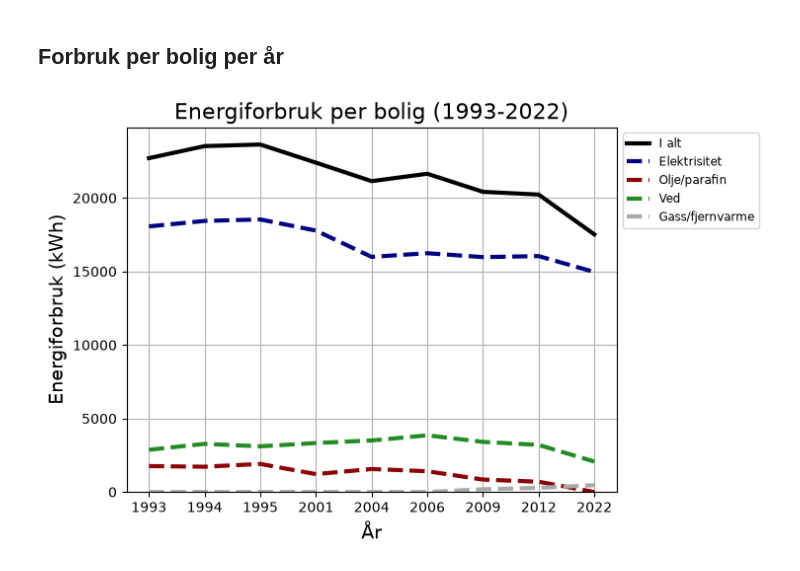
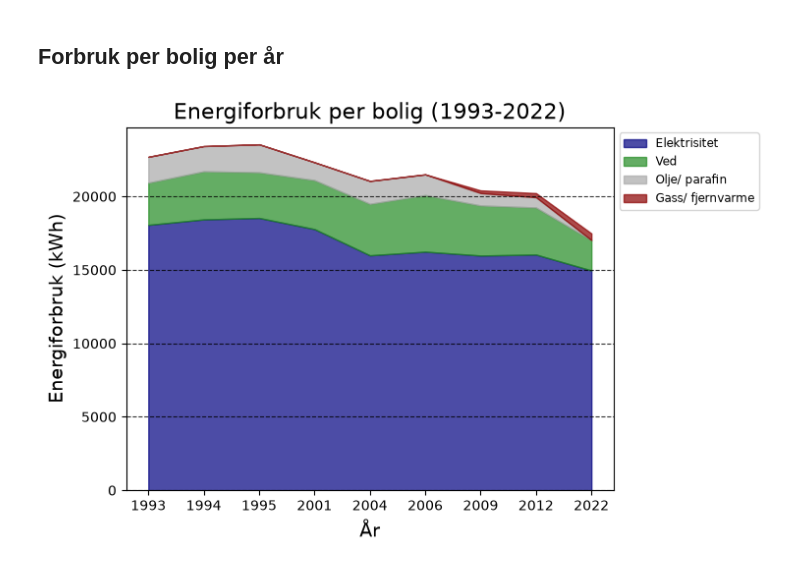
Before and after one commit to Oyvind-Aas/Electricity_and_Energy, a Jupyter notebook: Electricity_exploring.ipynb, the cells around one changed output. Saved outputs shown, nothing was run; the diff lists cells and outputs as text; code cells hidden in the pictures.

Commit message:
Made the energy per household a filled plot to better break down the components of the energy use

```diff
--- a/Electricity_exploring.ipynb
+++ b/Electricity_exploring.ipynb
@@ -112,16 +104,16 @@ ved = df_forbruk.iloc[4].astype(float)
 gass_fjernvarme = df_forbruk.iloc[5].replace('..', 0).astype(float)
 # %%
 plt.Figure(figsize=(10, 6))
-plt.plot(aar, i_alt, label='I alt', color='black', linewidth=3)
-plt.plot(aar, elektrisitet, label='Elektrisitet', color='navy', linestyle='--', linewidth=3)
-plt.plot(aar, olje_parafin, label='Olje/parafin', color='darkred', linestyle='--', linewidth=3)
-plt.plot(aar, ved,  label='Ved', color='forestgreen', linestyle='--', linewidth=3)
-plt.plot(aar, gass_fjernvarme,  label='Gass/fjernvarme', color='darkgray', linestyle='--', linewidth=3)
+#plt.plot(aar, i_alt, label='I alt', color='black', linewidth=3)
+plt.fill_between(aar, elektrisitet, 0, color = 'navy', label = 'Elektrisitet', alpha = 0.7)
+plt.fill_between(aar,ved + elektrisitet, elektrisitet, color = 'forestgreen', label = 'Ved', alpha = 0.7)
+plt.fill_between(aar, olje_parafin + ved + elektrisitet, ved + elektrisitet, color = 'darkgrey', label = 'Olje/ parafin', alpha = 0.7)
+plt.fill_between(aar, gass_fjernvarme + olje_parafin + ved + elektrisitet, olje_parafin + ved + elektrisitet, color = 'darkred', label = 'Gass/ fjernvarme', alpha = 0.7)
 plt.title('Energiforbruk per bolig (1993-2022)', fontsize=16)
 plt.xlabel('År', fontsize=14)
 plt.ylabel('Energiforbruk (kWh)', fontsize=14)
 plt.ylim(bottom=0)
 plt.legend(fontsize='small', loc='upper left', bbox_to_anchor=(1, 1))
-plt.grid()
+plt.grid(axis='y', linestyle='--', alpha=0.8, color ='black')
 # %% [output]
-[figure, old version]
+[figure, new version]
```
Also changed, not shown: parts of 2 cells of this notebook.
